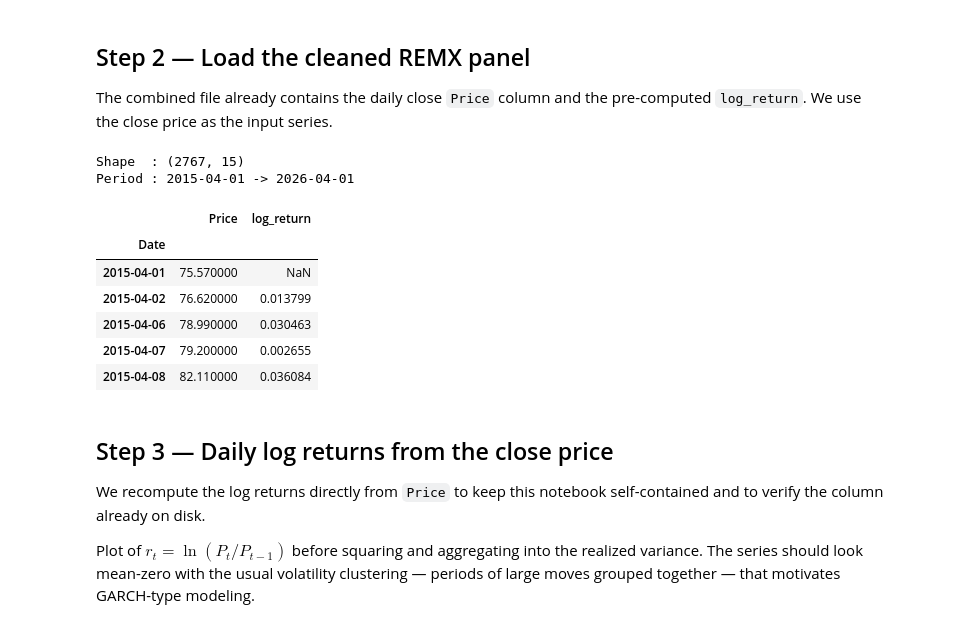
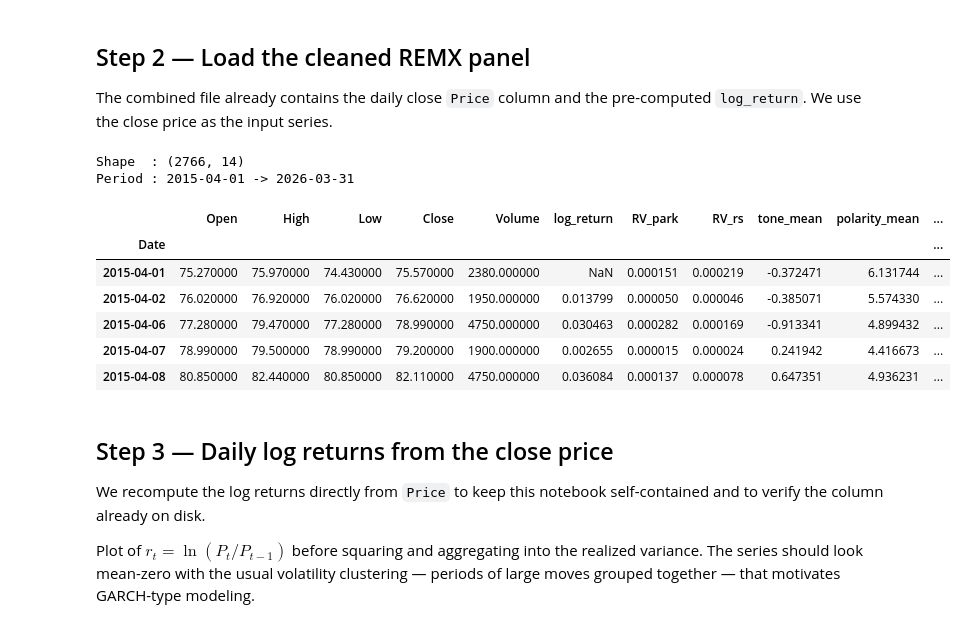
Before and after one commit to aleixcb/master_thesis_repo, a Jupyter notebook: GARCH.ipynb, the cells around one changed output. Cells and saved outputs as stored; diff of their text form; code cells hidden in the pictures.

```diff
--- a/GARCH.ipynb
+++ b/GARCH.ipynb
@@ -25,22 +15,22 @@ The combined file already contains the daily close `Price` column and the pre-co
 # %%
 IN_PATH = 'CLEANED DATA/REMX_prices_sentiment_combined.xlsx'
 
 df = pd.read_excel(IN_PATH, parse_dates=['Date']).sort_values('Date').reset_index(drop=True)
 df = df.set_index('Date')
 
 print(f'Shape  : {df.shape}')
 print(f'Period : {df.index.min().date()} -> {df.index.max().date()}')
-df[['Price', 'log_return']].head()
+df.head()
 # %% [output]
-Shape  : (2767, 15)
-Period : 2015-04-01 -> 2026-04-01
+Shape  : (2766, 14)
+Period : 2015-04-01 -> 2026-03-31
-|  | Price | log_return |
-| Date |  |  |
-| 2015-04-01 | 75.570000 | NaN |
-| 2015-04-02 | 76.620000 | 0.013799 |
-| 2015-04-06 | 78.990000 | 0.030463 |
-| 2015-04-07 | 79.200000 | 0.002655 |
-| 2015-04-08 | 82.110000 | 0.036084 |
+|  | Open | High | Low | Close | Volume | log_return | RV_park | RV_rs | tone_mean | polarity_mean | ... |
+| Date |  |  |  |  |  |  |  |  |  |  | ... |
+| 2015-04-01 | 75.270000 | 75.970000 | 74.430000 | 75.570000 | 2380.000000 | NaN | 0.000151 | 0.000219 | -0.372471 | 6.131744 | ... |
+| 2015-04-02 | 76.020000 | 76.920000 | 76.020000 | 76.620000 | 1950.000000 | 0.013799 | 0.000050 | 0.000046 | -0.385071 | 5.574330 | ... |
+| 2015-04-06 | 77.280000 | 79.470000 | 77.280000 | 78.990000 | 4750.000000 | 0.030463 | 0.000282 | 0.000169 | -0.913341 | 4.899432 | ... |
+| 2015-04-07 | 78.990000 | 79.500000 | 78.990000 | 79.200000 | 1900.000000 | 0.002655 | 0.000015 | 0.000024 | 0.241942 | 4.416673 | ... |
+| 2015-04-08 | 80.850000 | 82.440000 | 80.850000 | 82.110000 | 4750.000000 | 0.036084 | 0.000137 | 0.000078 | 0.647351 | 4.936231 | ... |
 # %% [markdown]
 ## Step 3 — Daily log returns from the close price
 
```
Also changed, not shown: parts of 6 cells of this notebook.
